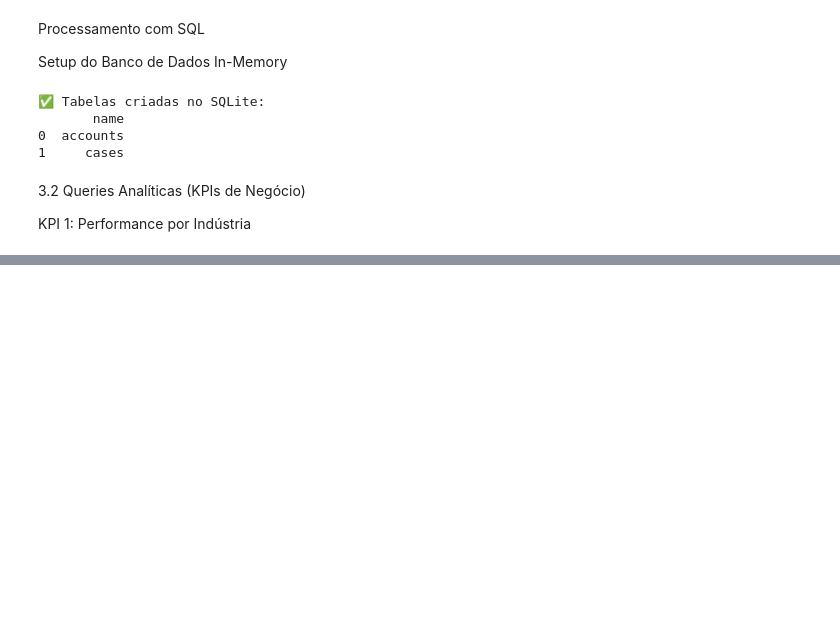
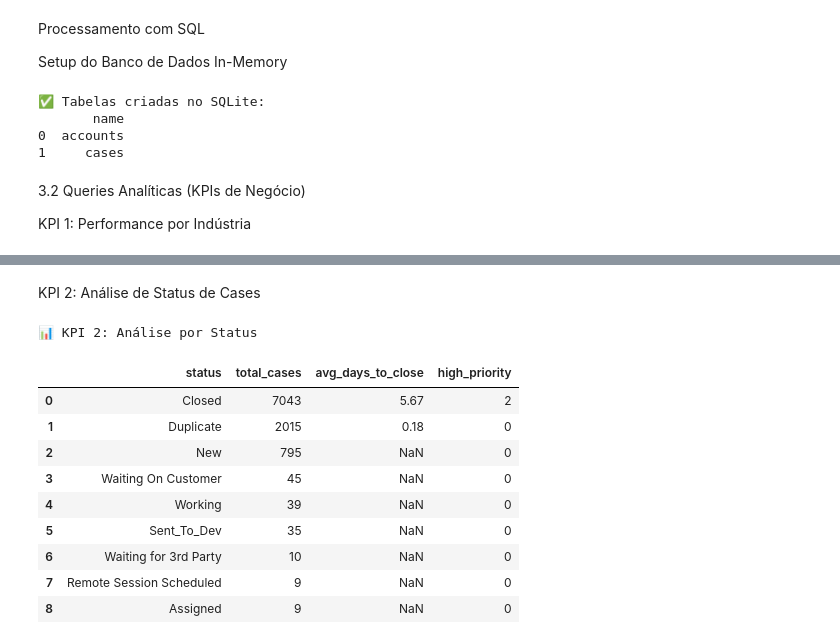
Before and after one commit to alex3ai/globalvision-challenge, a Jupyter notebook: notebooks/analysis_walkthrough.ipynb, the cells around one changed output, grey strips where cells are left out. Saved outputs shown, nothing was run; the diff lists cells and outputs as text; code cells hidden in the pictures; blank space fills up the shorter version.

Commit message:
feat: analyze case status metrics via SQL

```diff
--- a/notebooks/analysis_walkthrough.ipynb
+++ b/notebooks/analysis_walkthrough.ipynb
@@ -351,3 +351,36 @@ display(df_industry_metrics)
 | 21 | Agencies | 2 | 2 | 74.50 | 0 | 0.00 |
 | 22 | Education | 1 | 1 | 17.00 | 0 | 0.00 |
 | 23 | Consumer Packaged Goods | 1 | 1 | 19.00 | 0 | 0.00 |
+# %% [markdown]
+KPI 2: Análise de Status de Cases
+# %%
+# Célula 9: Distribuição de Status
+query_status = """
+SELECT
+    c.case_status as status,
+    COUNT(c.case_sfid) as total_cases,
+    ROUND(AVG(JULIANDAY(c.case_closed_date) - JULIANDAY(c.case_created_date)), 2) as avg_days_to_close,
+    COUNT(CASE WHEN c.case_priority = 'High' THEN 1 END) as high_priority
+FROM
+    cases c
+GROUP BY
+    c.case_status
+ORDER BY
+    total_cases DESC
+"""
+
+df_status_metrics = pd.read_sql(query_status, conn)
+print("📊 KPI 2: Análise por Status")
+display(df_status_metrics)
+# %% [output]
+📊 KPI 2: Análise por Status
+|  | status | total_cases | avg_days_to_close | high_priority |
+| 0 | Closed | 7043 | 5.67 | 2 |
+| 1 | Duplicate | 2015 | 0.18 | 0 |
+| 2 | New | 795 | NaN | 0 |
+| 3 | Waiting On Customer | 45 | NaN | 0 |
+| 4 | Working | 39 | NaN | 0 |
+| 5 | Sent_To_Dev | 35 | NaN | 0 |
+| 6 | Waiting for 3rd Party | 10 | NaN | 0 |
+| 7 | Remote Session Scheduled | 9 | NaN | 0 |
+| 8 | Assigned | 9 | NaN | 0 |
```
